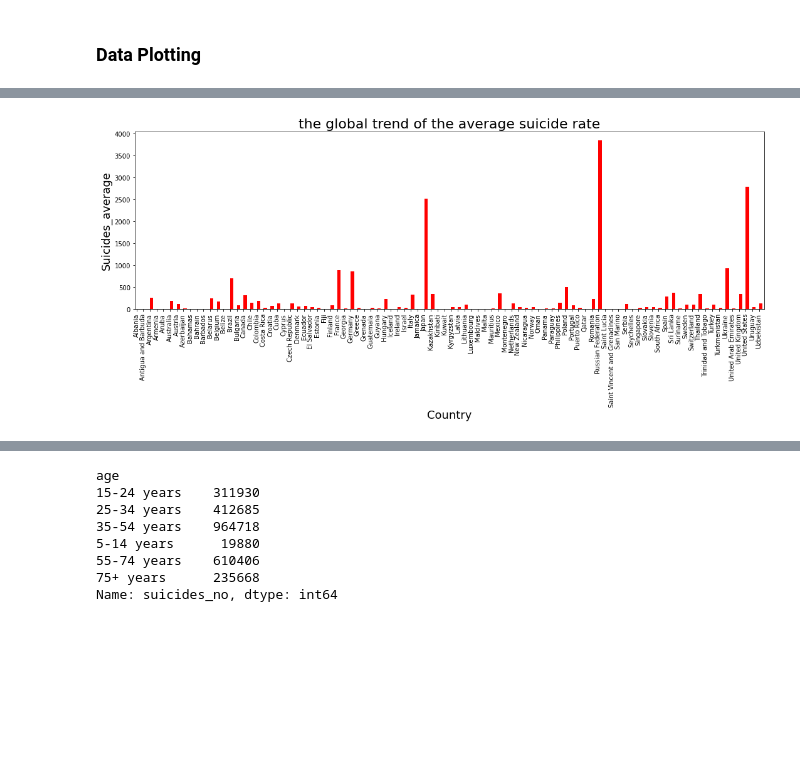
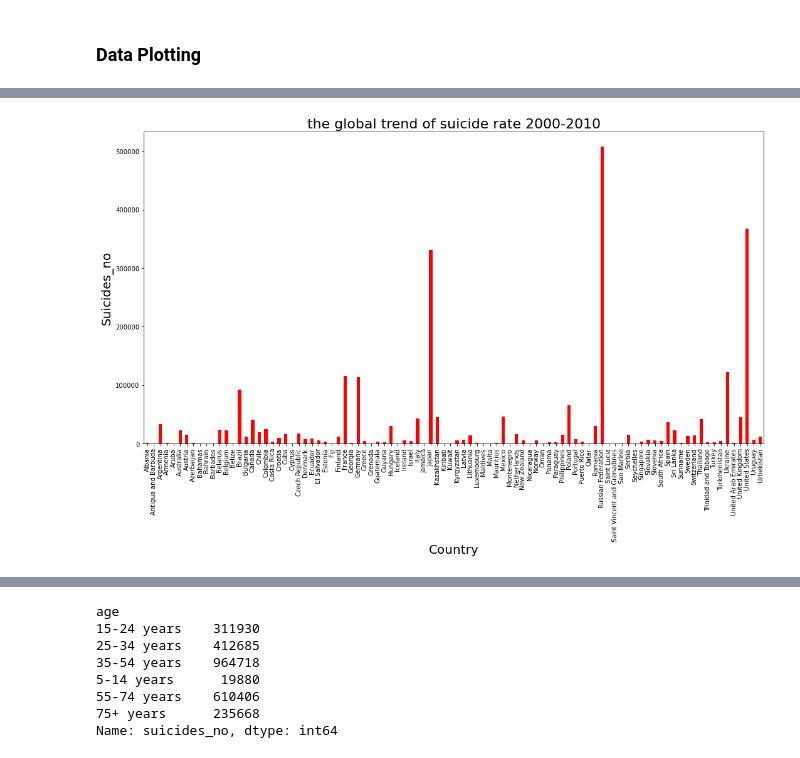
Before and after one commit to mguner-data/Global_Suicide_Data_Analysis, a Jupyter notebook: SuicidePy_AL.ipynb, the cells around one changed output, grey strips where cells are left out. Cells and saved outputs as stored; diff of their text form; code cells hidden in the pictures; blank space fills up the shorter version.

Commit message:
AL Suicide Prj update

```diff
--- a/SuicidePy_AL.ipynb
+++ b/SuicidePy_AL.ipynb
@@ -9,8 +9,8 @@ import numpy as np
 #from scipy.stats import linregress
 # %%
 # Study data files
-suicide_data_path = "Suicide_Data/master.csv"
-continent_path = "Suicide_Data/continents.csv"
+suicide_data_path = "Suicide_Data_AL/master.csv"
+continent_path = "Suicide_Data_AL/continents.csv"
 # %%
 # Read the Suicide and Continent data
 suicide_data = pd.read_csv(suicide_data_path)
@@ -182,12 +170,14 @@ Name: suicides_no, dtype: int64
 # %%
-# bar plot showing the global trend of the average suicide rate
-suicide_global_trend = suicides_no_stats['suicides_no_mean'].plot(kind='bar', figsize=(15,7),color="r",align="edge")
+# bar plot showing the global trend of the suicide rate per country
 
-plt.title('the global trend of the average suicide rate', fontsize=22)
-plt.xlabel("Country", fontsize=18)
-plt.ylabel("Suicides_average", fontsize=18)
+suicide_global_trend_country = suicide_data_2000s_by_country['suicides_no'].sum()
+suicide_global_trend_country.plot(kind='bar', figsize=(15,10),color="r")
+#suicides_no_stats['suicides_no_mean']
+plt.title('the global trend of suicide rate 2000-2010', fontsize=22)
+plt.xlabel("Country", fontsize=20)
+plt.ylabel("Suicides_no", fontsize=20)
 plt.tight_layout()
-plt.savefig('output_data/suicide_global_trend.pdf')
+plt.savefig('output_data_AL/suicide_global_trend.pdf')
 plt.show()
 # %% [output]
-[figure, old version]
+[figure, new version]
```
Also changed, not shown: parts of 20 cells of this notebook, 6 other files.
